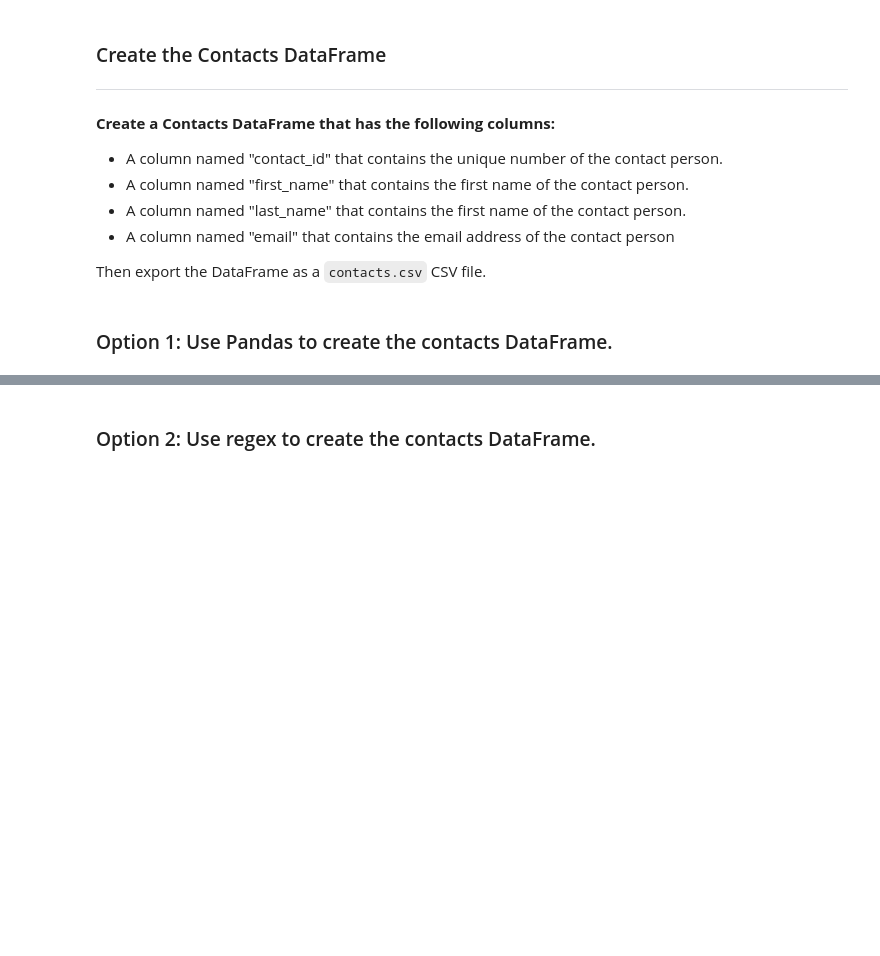
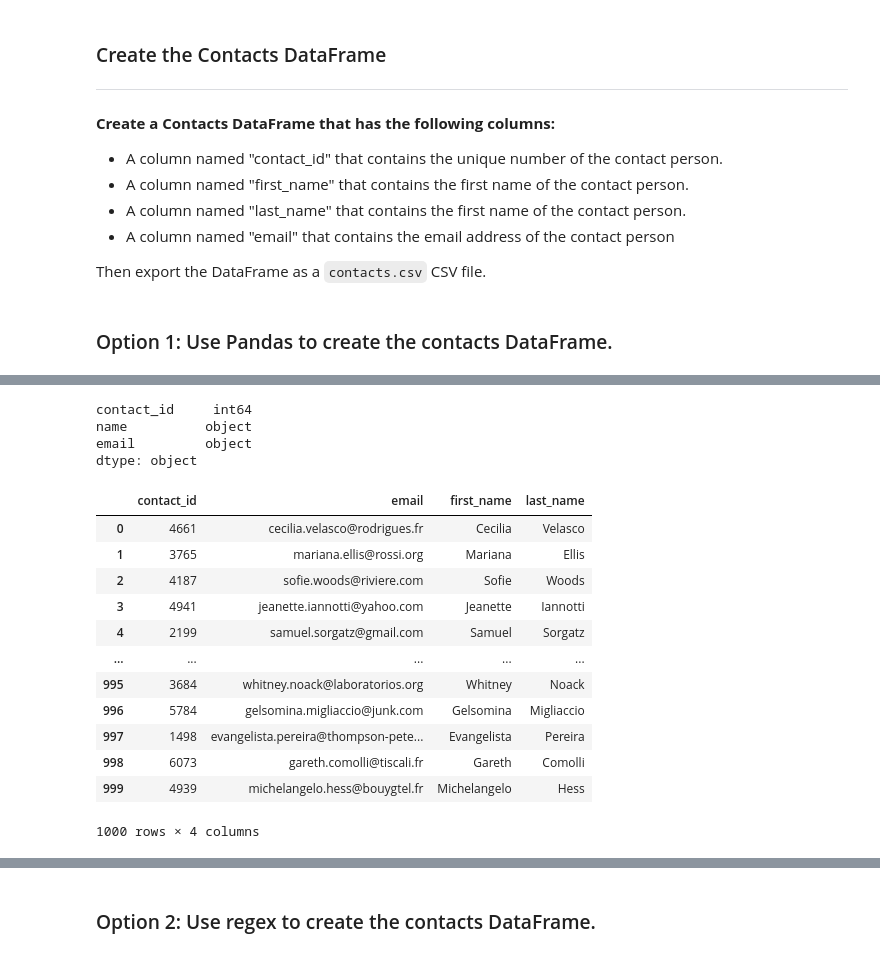
Before and after one commit to SamLind11/Crowdfunding_ETL, a Jupyter notebook: ETL_Mini_Project_Starter_Code_SLind_EReid.ipynb, the cells around one changed output, grey strips where cells are left out. Drawn from its saved outputs; the diff is of its cells as text; code cells hidden in the pictures; blank space fills up the shorter version.

```diff
--- a/ETL_Mini_Project_Starter_Code_SLind_EReid.ipynb
+++ b/ETL_Mini_Project_Starter_Code_SLind_EReid.ipynb
@@ -288,8 +288,15 @@ Then export the DataFrame as a `contacts.csv` CSV file.
 # %%
 # Iterate through the contact_info_df and convert each row to a dictionary.
 import json
+
+df_values = contact_info_df.values.tolist()
+df_values.pop(0)
 dict_values = []
+df_values
 
+
+for value in df_values:
+    dict_values.append(json.loads(value[0]))
 
 # Print out the list of values for each row.
 print(dict_values)
@@ -298,3 +305,5 @@ print(dict_values)
 # %%
 # Create a contact_info DataFrame and add each list of values, i.e., each row
 # to the 'contact_id', 'name', 'email' columns.
+contact_info = pd.DataFrame(dict_values)
+contact_info.head()
@@ -301,9 +317,31 @@ print(dict_values)
 # %%
 # Check the datatypes.
+contact_info.dtypes
+# %% [output]
+contact_id     int64
+name          object
+email         object
+dtype: object
 # %%
 # Create a "first"name" and "last_name" column with the first and last names from the "name" column.
-
+contact_info[['first_name', 'last_name']] = contact_info['name'].str.split(" ", expand=True)
 
 # Drop the contact_name column
+contact_info = contact_info.drop(columns='name')
+contact_info
+# %% [output]
+|  | contact_id | email | first_name | last_name |
+| 0 | 4661 | cecilia.velasco@rodrigues.fr | Cecilia | Velasco |
+| 1 | 3765 | mariana.ellis@rossi.org | Mariana | Ellis |
+| 2 | 4187 | sofie.woods@riviere.com | Sofie | Woods |
+| 3 | 4941 | jeanette.iannotti@yahoo.com | Jeanette | Iannotti |
+| 4 | 2199 | samuel.sorgatz@gmail.com | Samuel | Sorgatz |
+| ... | ... | ... | ... | ... |
+| 995 | 3684 | whitney.noack@laboratorios.org | Whitney | Noack |
+| 996 | 5784 | gelsomina.migliaccio@junk.com | Gelsomina | Migliaccio |
+| 997 | 1498 | evangelista.pereira@thompson-pete... | Evangelista | Pereira |
+| 998 | 6073 | gareth.comolli@tiscali.fr | Gareth | Comolli |
+| 999 | 4939 | michelangelo.hess@bouygtel.fr | Michelangelo | Hess |
+1000 rows × 4 columns
 # %%
 # Reorder the columns
```
Also changed, not shown: parts of 5 cells of this notebook, 2 other files.
